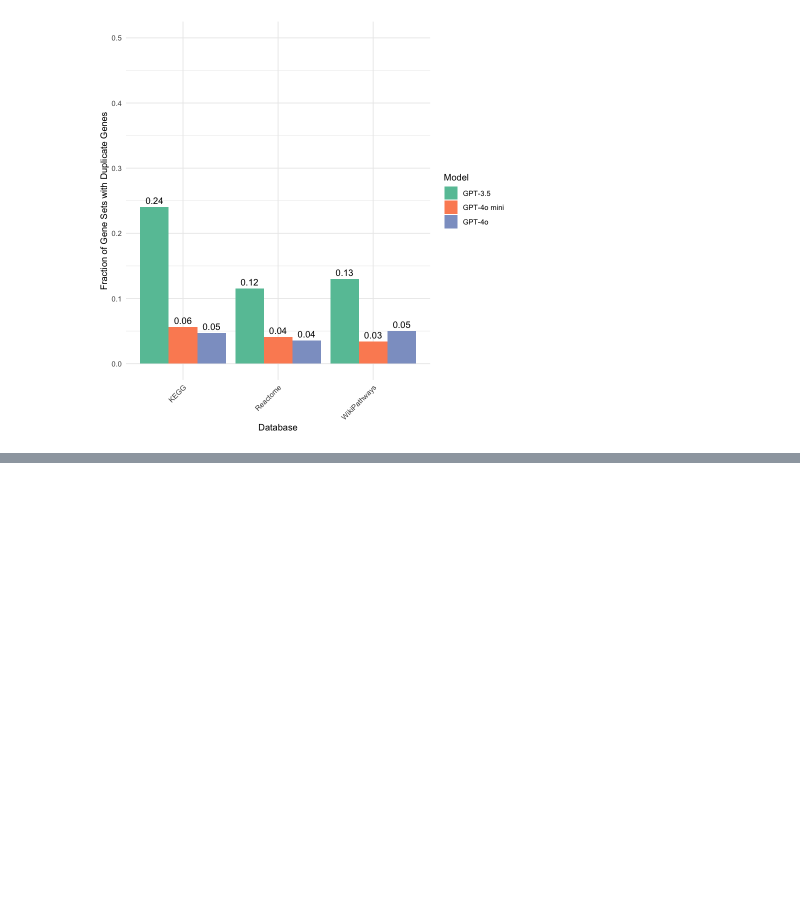
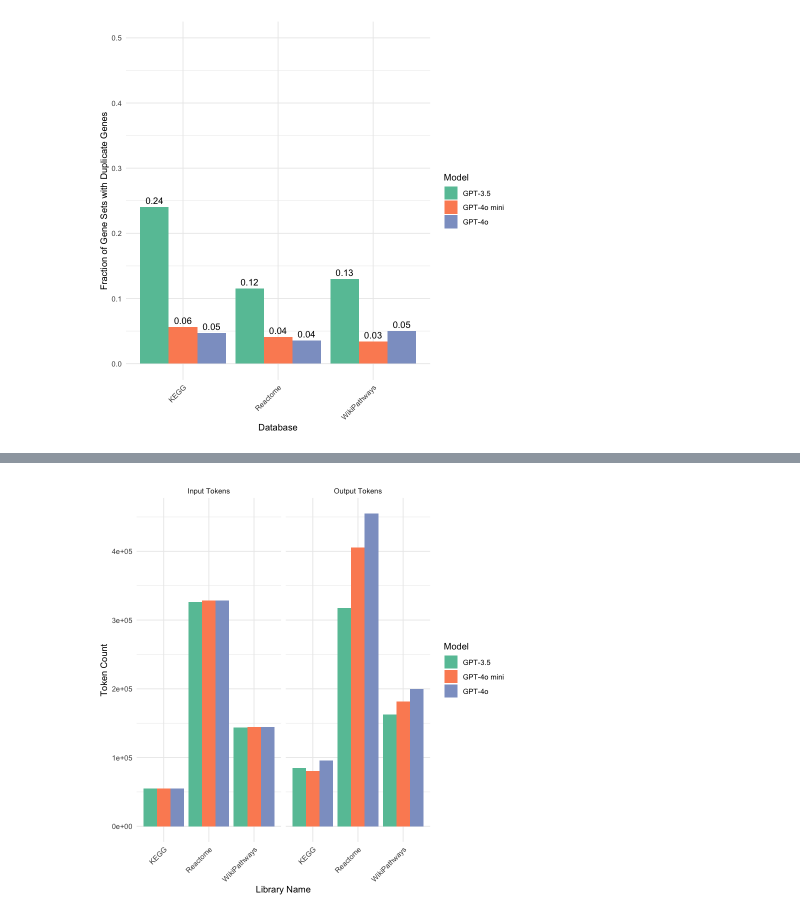
Before and after one commit to Alector-BIO/llm2geneset, a Jupyter notebook: notebooks/fig1.ipynb, the cells around one changed output, grey strips where cells are left out. Saved outputs shown, nothing was run; the diff lists cells and outputs as text; code cells hidden in the pictures; blank space fills up the shorter version.

```diff
--- a/notebooks/fig1.ipynb
+++ b/notebooks/fig1.ipynb
@@ -610,0 +612,27 @@ ggsave(p, file="figures/figS1E.pdf", width=6.75,heigh=4.75)
+# %%
+df <- readr::read_tsv("outputs/tok_use.tsv")
+df <- df %>% filter(gene_set %in%  c("llm_genes_role") )
+# Step 1: Update model names
+df <- df %>%
+  mutate(model = case_when(
+    model == "gpt-4o-mini-2024-07-18" ~ "GPT-4o mini",
+    model == "gpt-3.5-turbo-0125" ~ "GPT-3.5",
+    model == "gpt-4o-2024-08-06" ~ "GPT-4o",
+    TRUE ~ model  # Leave other values unchanged
+  ))
+df
+# Step 2: Update database names
+df <- df %>%
+  mutate(lib_name = case_when(
+    lib_name == "KEGG_2021_Human" ~ "KEGG",
+    lib_name == "Reactome_2022" ~ "Reactome",
+    lib_name == "WikiPathway_2023_Human" ~ "WikiPathways",
+    TRUE ~ lib_name  # Leave other values unchanged
+  ))
+
+
+# Step 3: Set the order of the 'model' factor
+df <- df %>%
+  mutate(model = factor(model, levels = c("GPT-3.5", "GPT-4o mini", "GPT-4o")))
+
+df
@@ -610,0 +672,20 @@ ggsave(p, file="figures/figS1E.pdf", width=6.75,heigh=4.75)
+# %%
+
+# Step 1: Reshape the data to gather 'in_toks' and 'out_toks' into a single column
+df_long <- df %>%
+  pivot_longer(cols = c(in_toks, out_toks), names_to = "token_type", values_to = "token_count")
+
+# Step 2: Create a custom labeller function to relabel facet titles
+facet_labels <- c("in_toks" = "Input Tokens", "out_toks" = "Output Tokens")
+
+# Step 3: Create a bar plot grouped by 'lib_name' and 'model', with facets for 'in_toks' and 'out_toks'
+p <- ggplot(df_long, aes(x = lib_name, y = token_count, fill = model)) +
+  geom_bar(stat = "identity", position = "dodge") +  # Create grouped bar plot (side-by-side bars)
+  facet_wrap(~ token_type, labeller = as_labeller(facet_labels)) +  # Custom facet labels
+  labs(x = "Library Name", y = "Token Count", fill = "Model") +  # Set axis and legend labels
+  theme_minimal() +  # Use a minimal theme
+  theme(axis.text.x = element_text(angle = 45, hjust = 1)) +  # Rotate x-axis labels for readability
+  scale_fill_brewer(palette = "Set2")  # Apply Set2 color palette to the fill
+p
+# %% [output]
+[figure, added]
```
Also changed, not shown: parts of 13 cells of this notebook, 1 other file.
